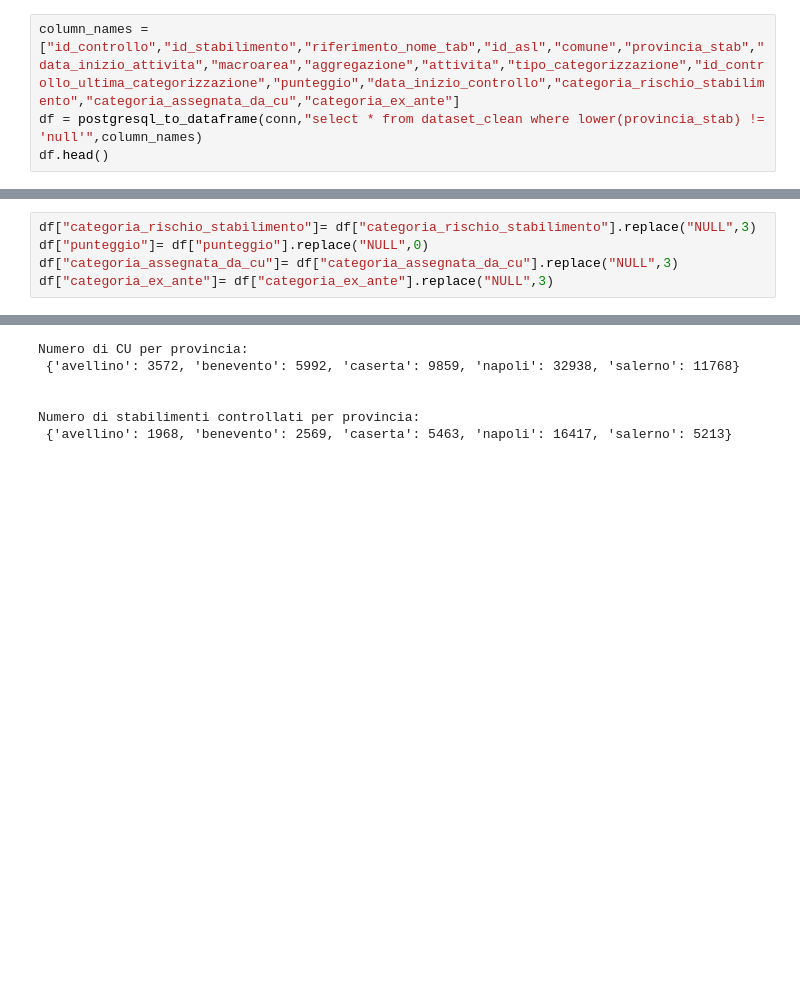
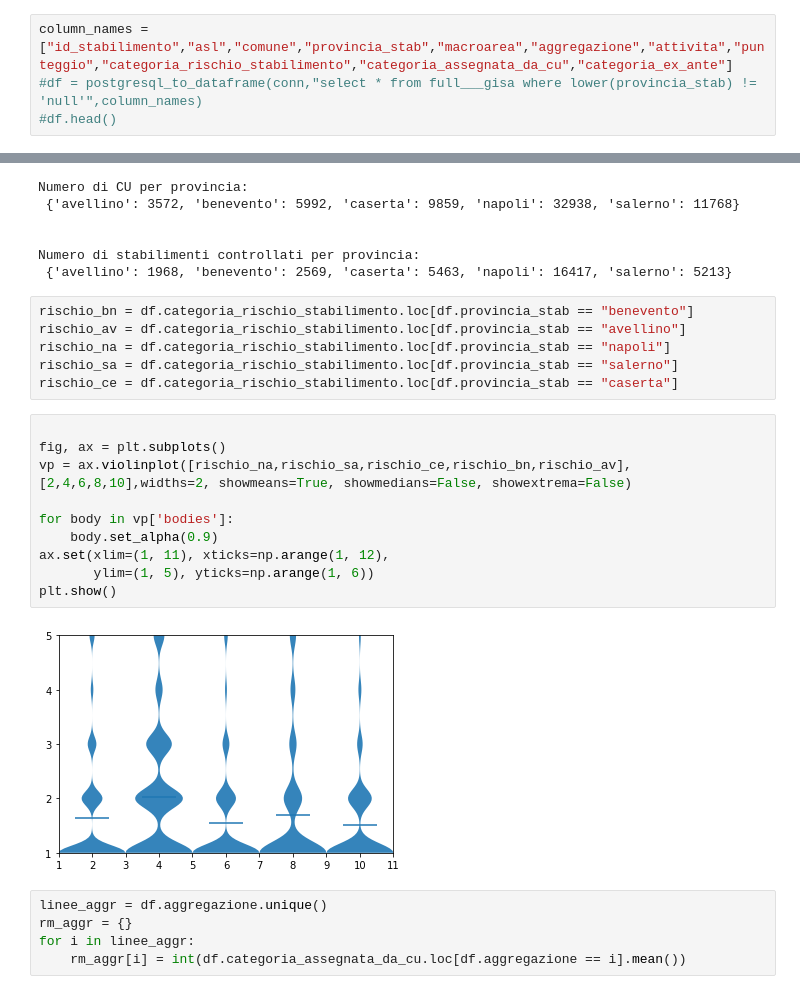
Before and after one commit to francescovjtale/gisa, a Jupyter notebook: gisa.ipynb, the cells around one changed output, grey strips where cells are left out. Cells and saved outputs as stored; diff of their text form; blank space fills up the shorter version.

```diff
--- a/gisa.ipynb
+++ b/gisa.ipynb
@@ -56,6 +58,6 @@ Connection successful
 # %% [markdown]
 Conversione in un Pandas dataframe:
 # %%
-column_names = ["id_controllo","id_stabilimento","riferimento_nome_tab","id_asl","comune","provincia_stab","data_inizio_attivita","macroarea","aggregazione","attivita","tipo_categorizzazione","id_controllo_ultima_categorizzazione","punteggio","data_inizio_controllo","categoria_rischio_stabilimento","categoria_assegnata_da_cu","categoria_ex_ante"]
-df = postgresql_to_dataframe(conn,"select * from dataset_clean where lower(provincia_stab) != 'null'",column_names)
-df.head()
+column_names = ["id_stabilimento","asl","comune","provincia_stab","macroarea","aggregazione","attivita","punteggio","categoria_rischio_stabilimento","categoria_assegnata_da_cu","categoria_ex_ante"]
+#df = postgresql_to_dataframe(conn,"select * from full___gisa where lower(provincia_stab) != 'null'",column_names)
+#df.head()
@@ -81,8 +67,3 @@ Sostituisco i "NULL" con 3
-# %%
-df["categoria_rischio_stabilimento"]= df["categoria_rischio_stabilimento"].replace("NULL",3)
-df["punteggio"]= df["punteggio"].replace("NULL",0)
-df["categoria_assegnata_da_cu"]= df["categoria_assegnata_da_cu"].replace("NULL",3)
-df["categoria_ex_ante"]= df["categoria_ex_ante"].replace("NULL",3)
 # %% [markdown]
 Rendo i campi numerici, da stringhe a interi
 # %%
@@ -163,3 +144,26 @@ Numero di CU per provincia:
 
 Numero di stabilimenti controllati per provincia:
  {'avellino': 1968, 'benevento': 2569, 'caserta': 5463, 'napoli': 16417, 'salerno': 5213}
+# %%
+rischio_bn = df.categoria_rischio_stabilimento.loc[df.provincia_stab == "benevento"]
+rischio_av = df.categoria_rischio_stabilimento.loc[df.provincia_stab == "avellino"]
+rischio_na = df.categoria_rischio_stabilimento.loc[df.provincia_stab == "napoli"]
+rischio_sa = df.categoria_rischio_stabilimento.loc[df.provincia_stab == "salerno"]
+rischio_ce = df.categoria_rischio_stabilimento.loc[df.provincia_stab == "caserta"]
+# %%
+
+fig, ax = plt.subplots()
+vp = ax.violinplot([rischio_na,rischio_sa,rischio_ce,rischio_bn,rischio_av],[2,4,6,8,10],widths=2, showmeans=True, showmedians=False, showextrema=False)
+
+for body in vp['bodies']:
+    body.set_alpha(0.9)
+ax.set(xlim=(1, 11), xticks=np.arange(1, 12),
+       ylim=(1, 5), yticks=np.arange(1, 6))
+plt.show()
+# %% [output]
+[figure, added]
+# %%
+linee_aggr = df.aggregazione.unique()
+rm_aggr = {}
+for i in linee_aggr:
+    rm_aggr[i] = int(df.categoria_assegnata_da_cu.loc[df.aggregazione == i].mean())
```
Also changed, not shown: parts of 40 cells of this notebook.
